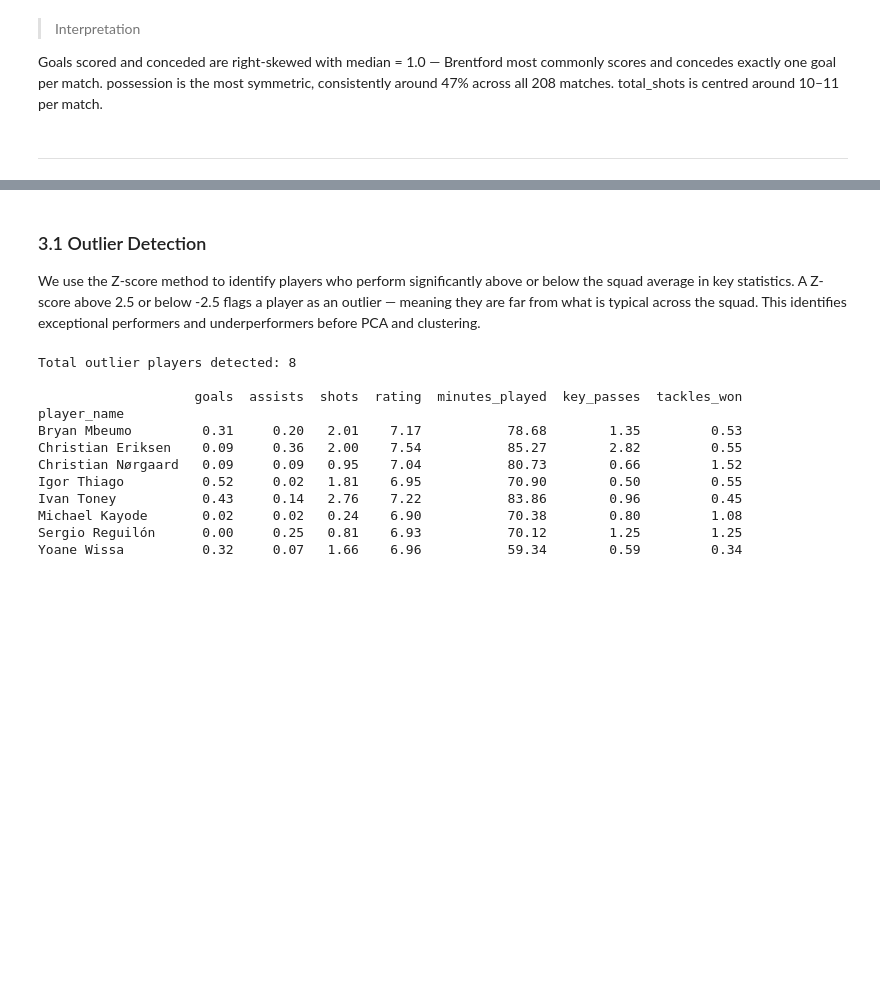
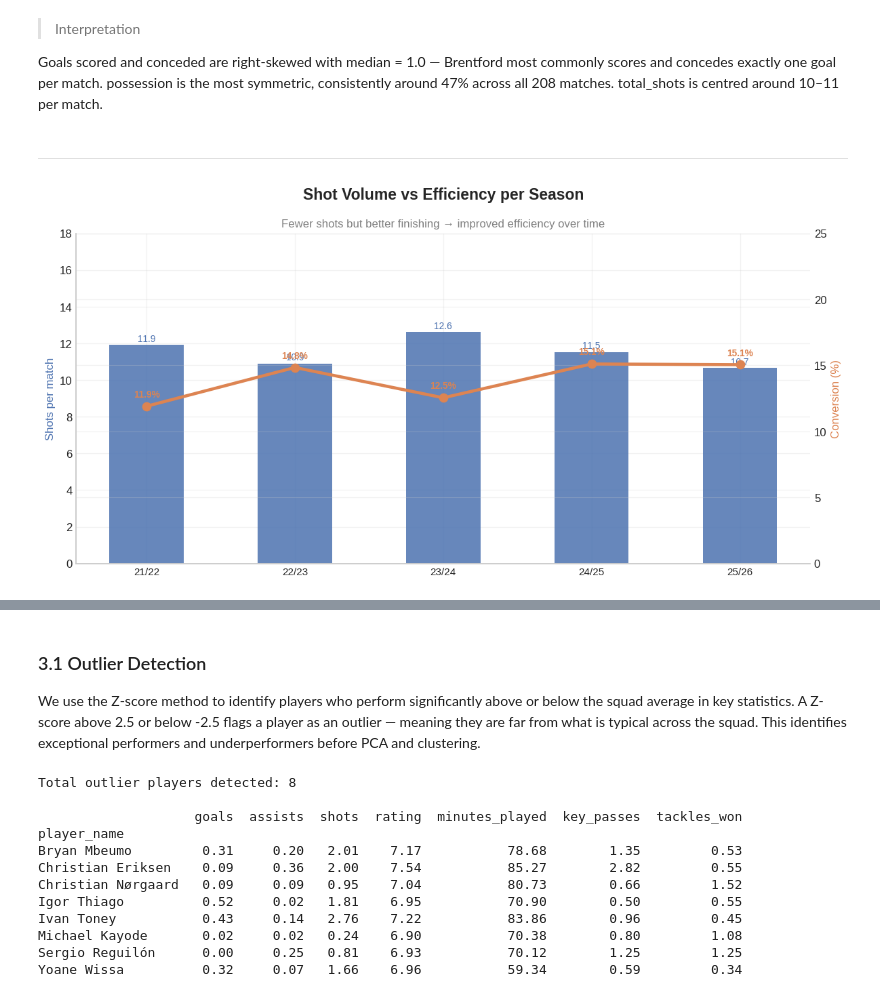
Before and after one commit to Chaksterr/Top_eleven, a Jupyter notebook: notebooks/Brentford_analytics.ipynb, the cells around one changed output, grey strips where cells are left out. Saved outputs shown, nothing was run; the diff lists cells and outputs as text; code cells hidden in the pictures; blank space fills up the shorter version.

```diff
--- a/notebooks/Brentford_analytics.ipynb
+++ b/notebooks/Brentford_analytics.ipynb
@@ -483,6 +483,100 @@ plt.show()
 Goals scored and conceded are right-skewed with median = 1.0 — Brentford most commonly scores and concedes exactly one goal per match. possession is the most symmetric, consistently around 47% across all 208 matches. total_shots is centred around 10–11 per match.
 # %% [markdown]
 ---
+# %%
+
+plt.style.use('seaborn-v0_8-whitegrid')
+
+BLUE = '#4C72B0'
+RED = '#DD8452'
+
+SEASON_ORDER = ['21/22', '22/23', '23/24', '24/25', '25/26']
+
+match['shot_conv'] = (match['goals_for'] / match['total_shots'] * 100).round(2)
+
+season_stats = (
+    match.groupby('season')
+    .agg(
+        ShotConv=('shot_conv', 'mean'),
+        AvgShots=('total_shots', 'mean')
+    )
+    .reindex(SEASON_ORDER)
+)
+fig, ax1 = plt.subplots(figsize=(11, 5.5))
+
+x = np.arange(len(SEASON_ORDER))
+
+# ---- Bars (Shots) ----
+bars = ax1.bar(
+    x,
+    season_stats['AvgShots'],
+    width=0.5,
+    color=BLUE,
+    alpha=0.85
+)
+
+ax1.set_ylabel('Shots per match', fontsize=11, color=BLUE)
+ax1.set_xticks(x)
+ax1.set_xticklabels(SEASON_ORDER, fontsize=10)
+ax1.set_ylim(0, 18)
+
+# Clean look
+ax1.spines[['top', 'right']].set_visible(False)
+
+# Bar labels
+for bar in bars:
+    ax1.text(
+        bar.get_x() + bar.get_width() / 2,
+        bar.get_height() + 0.2,
+        f'{bar.get_height():.1f}',
+        ha='center',
+        fontsize=9,
+        color=BLUE
+    )
+
+# ---- Line (Conversion) ----
+ax2 = ax1.twinx()
+ax2.plot(
+    x,
+    season_stats['ShotConv'],
+    color=RED,
+    marker='o',
+    linewidth=3,
+    markersize=8
+)
+
+ax2.set_ylabel('Conversion (%)', fontsize=11, color=RED)
+ax2.set_ylim(0, 25)
+ax2.spines['top'].set_visible(False)
+
+# Line labels
+for i, v in enumerate(season_stats['ShotConv']):
+    ax2.text(
+        i,
+        v + 0.7,
+        f'{v:.1f}%',
+        ha='center',
+        fontsize=9,
+        color=RED,
+        fontweight='bold'
+    )
+
+fig.suptitle(
+    'Shot Volume vs Efficiency per Season',
+    fontsize=15,
+    fontweight='bold'
+)
+
+ax1.set_title(
+    'Fewer shots but better finishing → improved efficiency over time',
+    fontsize=11,
+    color='gray'
+)
+
+plt.tight_layout()
+plt.show()
+# %% [output]
+[figure, added]
 # %% [markdown]
 ## Part 3 — Advanced Statistical Methods
 
```
Also changed, not shown: parts of 17 cells of this notebook, 1 other file.
